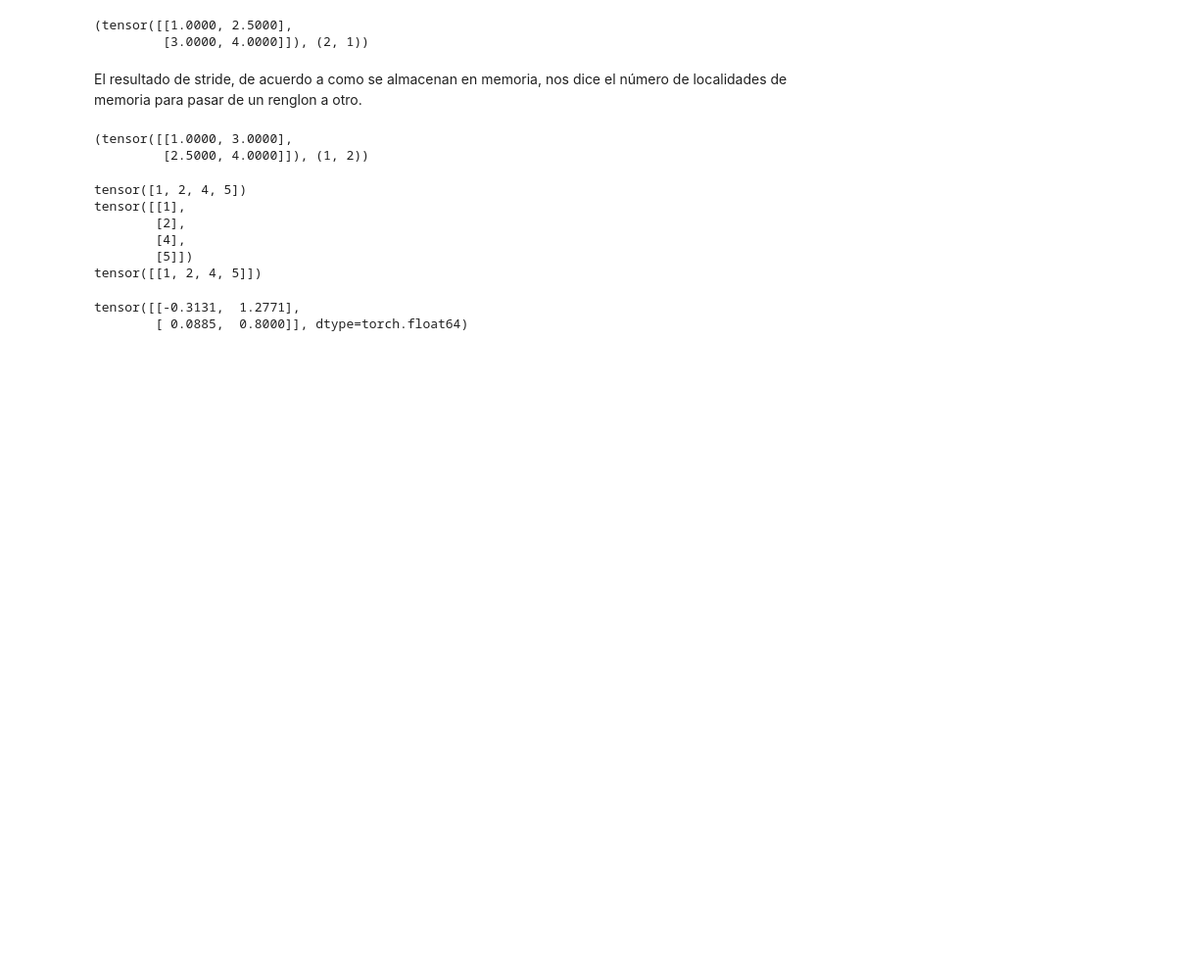
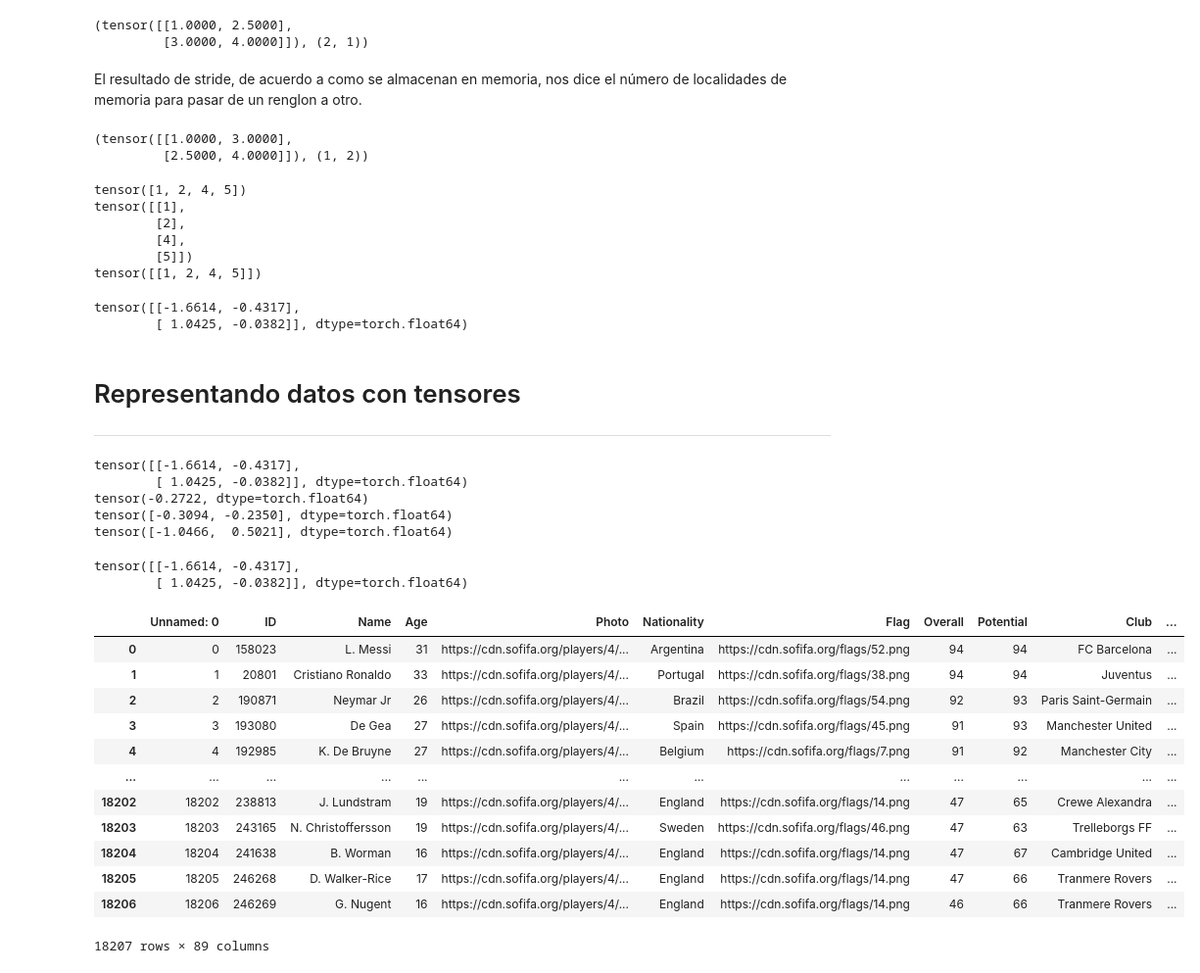
Before and after one commit to BralexMtz/First-AI-Algorithms, a Jupyter notebook: Tensores.ipynb, the cells around one changed output. Shown at 98% size. Saved outputs shown, nothing was run; the diff lists cells and outputs as text; code cells hidden in the pictures; blank space fills up the shorter version.

Commit message:
Jugando con datasets

```diff
--- a/Tensores.ipynb
+++ b/Tensores.ipynb
@@ -104,7 +107,25 @@ tensor([[1, 2, 4, 5]])
 # %%
 numpyArray = np.random.randn(2,2)
 #numpy a tensor
-torch.from_numpy(numpyArray)
+from_numpy= torch.from_numpy(numpyArray)
+from_numpy
 # %% [output]
-tensor([[-0.3131,  1.2771],
-        [ 0.0885,  0.8000]], dtype=torch.float64)
+tensor([[-1.6614, -0.4317],
+        [ 1.0425, -0.0382]], dtype=torch.float64)
+# %% [markdown]
+# Representando datos con tensores
+---
+# %%
+print(from_numpy)
+#se obtendrá la media de todos los elementos del tensor, devolviendo un número
+print(torch.mean(from_numpy))
+#con dim=0 se hará la media por cada columna.
+print(torch.mean(from_numpy,dim=0))
+# con dim=1 se hará la media con respecto a las filas.
+print(torch.mean(from_numpy,dim=1))
+# %% [output]
+tensor([[-1.6614, -0.4317],
+        [ 1.0425, -0.0382]], dtype=torch.float64)
+tensor(-0.2722, dtype=torch.float64)
+tensor([-0.3094, -0.2350], dtype=torch.float64)
+tensor([-1.0466,  0.5021], dtype=torch.float64)
@@ -110,0 +137,27 @@ tensor([[-0.3131,  1.2771],
+# %%
+# Así mismo podemos cargar tensores desde archivos.
+load = torch.load('tensor.t')
+load
+# %% [output]
+tensor([[-1.6614, -0.4317],
+        [ 1.0425, -0.0382]], dtype=torch.float64)
+# %%
+# cargamos con pandas un dataset
+
+url = "https://raw.githubusercontent.com/amanthedorkknight/fifa18-all-player-statistics/master/2019/data.csv"
+dataframe = pd.read_csv(url)
+dataframe
+# %% [output]
+|  | Unnamed: 0 | ID | Name | Age | Photo | Nationality | Flag | Overall | Potential | Club | ... |
+| 0 | 0 | 158023 | L. Messi | 31 | https://cdn.sofifa.org/players/4/... | Argentina | https://cdn.sofifa.org/flags/52.png | 94 | 94 | FC Barcelona | ... |
+| 1 | 1 | 20801 | Cristiano Ronaldo | 33 | https://cdn.sofifa.org/players/4/... | Portugal | https://cdn.sofifa.org/flags/38.png | 94 | 94 | Juventus | ... |
+| 2 | 2 | 190871 | Neymar Jr | 26 | https://cdn.sofifa.org/players/4/... | Brazil | https://cdn.sofifa.org/flags/54.png | 92 | 93 | Paris Saint-Germain | ... |
+| 3 | 3 | 193080 | De Gea | 27 | https://cdn.sofifa.org/players/4/... | Spain | https://cdn.sofifa.org/flags/45.png | 91 | 93 | Manchester United | ... |
+| 4 | 4 | 192985 | K. De Bruyne | 27 | https://cdn.sofifa.org/players/4/... | Belgium | https://cdn.sofifa.org/flags/7.png | 91 | 92 | Manchester City | ... |
+| ... | ... | ... | ... | ... | ... | ... | ... | ... | ... | ... | ... |
+| 18202 | 18202 | 238813 | J. Lundstram | 19 | https://cdn.sofifa.org/players/4/... | England | https://cdn.sofifa.org/flags/14.png | 47 | 65 | Crewe Alexandra | ... |
+| 18203 | 18203 | 243165 | N. Christoffersson | 19 | https://cdn.sofifa.org/players/4/... | Sweden | https://cdn.sofifa.org/flags/46.png | 47 | 63 | Trelleborgs FF | ... |
+| 18204 | 18204 | 241638 | B. Worman | 16 | https://cdn.sofifa.org/players/4/... | England | https://cdn.sofifa.org/flags/14.png | 47 | 67 | Cambridge United | ... |
+| 18205 | 18205 | 246268 | D. Walker-Rice | 17 | https://cdn.sofifa.org/players/4/... | England | https://cdn.sofifa.org/flags/14.png | 47 | 66 | Tranmere Rovers | ... |
+| 18206 | 18206 | 246269 | G. Nugent | 16 | https://cdn.sofifa.org/players/4/... | England | https://cdn.sofifa.org/flags/14.png | 46 | 66 | Tranmere Rovers | ... |
+18207 rows × 89 columns
```
Also changed, not shown: parts of 15 cells of this notebook.
